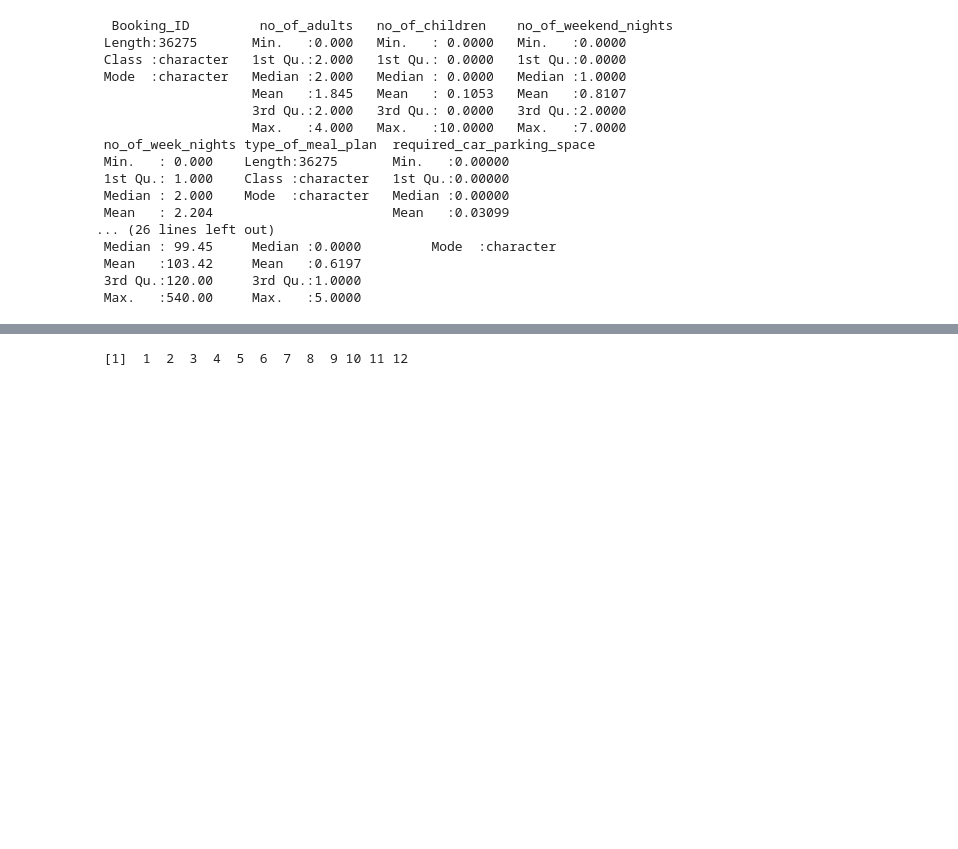
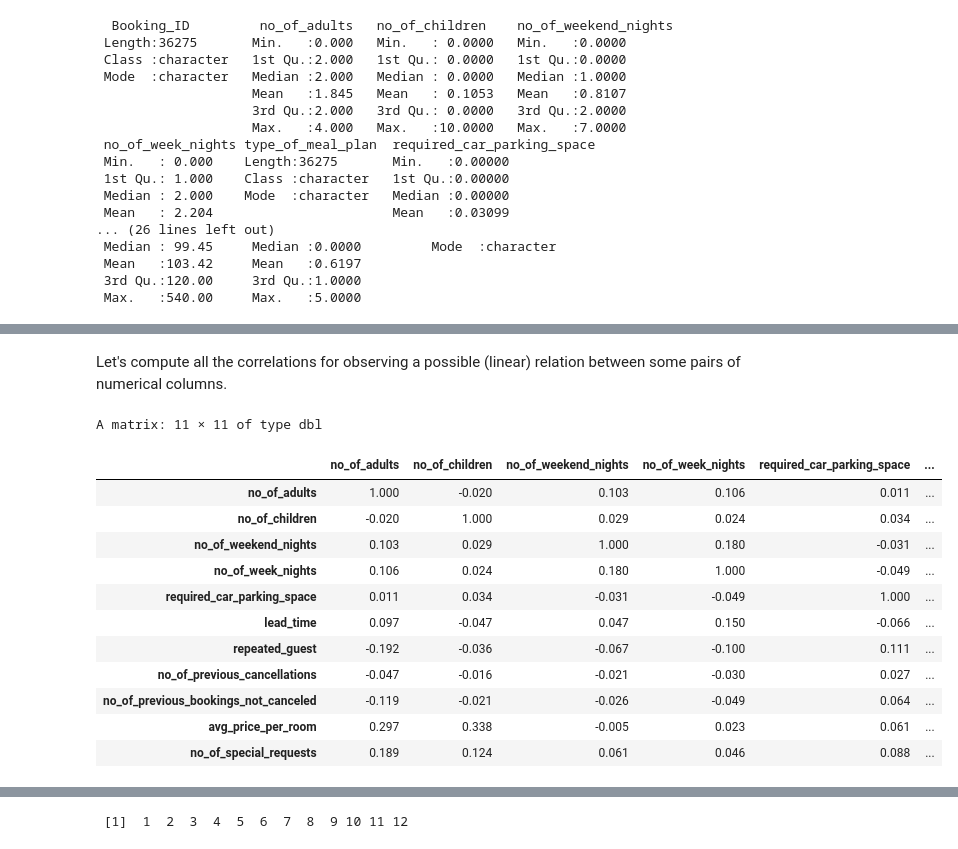
Before and after one commit to mgp165/trabajo_tema1, a Jupyter notebook: trabajo.ipynb, the cells around one changed output, grey strips where cells are left out. Saved outputs shown, nothing was run; the diff lists cells and outputs as text; code cells hidden in the pictures; blank space fills up the shorter version.

```diff
--- a/trabajo.ipynb
+++ b/trabajo.ipynb
@@ -142,0 +153,19 @@ unique(data$booking_status)
+# %% [markdown]
+Let's compute all the correlations for observing a possible (linear) relation between some pairs of numerical columns.
+# %%
+cor = cor(data[c(2:5,7,9, 14:18)])
+round(cor, 3)
+# %% [output]
+A matrix: 11 × 11 of type dbl
+|  | no_of_adults | no_of_children | no_of_weekend_nights | no_of_week_nights | required_car_parking_space | ... |
+| no_of_adults | 1.000 | -0.020 | 0.103 | 0.106 | 0.011 | ... |
+| no_of_children | -0.020 | 1.000 | 0.029 | 0.024 | 0.034 | ... |
+| no_of_weekend_nights | 0.103 | 0.029 | 1.000 | 0.180 | -0.031 | ... |
+| no_of_week_nights | 0.106 | 0.024 | 0.180 | 1.000 | -0.049 | ... |
+| required_car_parking_space | 0.011 | 0.034 | -0.031 | -0.049 | 1.000 | ... |
+| lead_time | 0.097 | -0.047 | 0.047 | 0.150 | -0.066 | ... |
+| repeated_guest | -0.192 | -0.036 | -0.067 | -0.100 | 0.111 | ... |
+| no_of_previous_cancellations | -0.047 | -0.016 | -0.021 | -0.030 | 0.027 | ... |
+| no_of_previous_bookings_not_canceled | -0.119 | -0.021 | -0.026 | -0.049 | 0.064 | ... |
+| avg_price_per_room | 0.297 | 0.338 | -0.005 | 0.023 | 0.061 | ... |
+| no_of_special_requests | 0.189 | 0.124 | 0.061 | 0.046 | 0.088 | ... |
```
Also changed, not shown: parts of 18 cells of this notebook.
